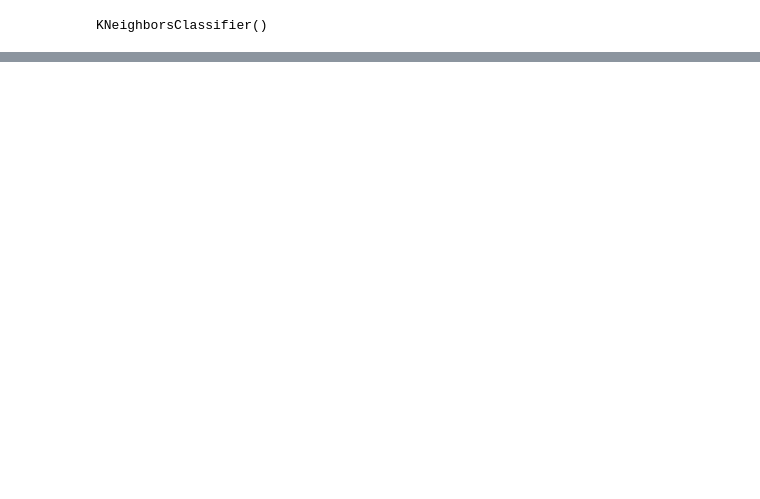
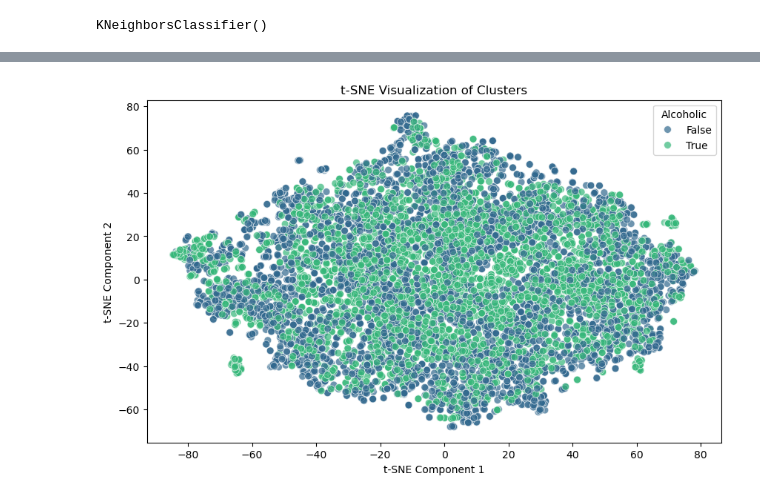
Before and after one commit to tnp2410/alcoholism-classification, a Jupyter notebook: cogs189knnmodel.ipynb, the cells around one changed output, grey strips where cells are left out. Cells and saved outputs as stored; diff of their text form; code cells hidden in the pictures; blank space fills up the shorter version.

```diff
--- a/cogs189knnmodel.ipynb
+++ b/cogs189knnmodel.ipynb
@@ -48,6 +48,7 @@ Name: count, dtype: int64
 validation_subjects = ['co2a0000377', 'co2a0000364', 'co2c0000342', 'co2c0000345']
 validation_df = test_df[test_df['subject'].isin(validation_subjects)]
 test_df = test_df[~test_df['subject'].isin(validation_subjects)]
+train_df = train_df[~train_df['subject'].isin(validation_subjects)]
 # %%
 drop_cols = ['sample', 'subject', 'match', 'err', 'object', 'X', 'Y', 'nd']
 train_df_clean = train_df.drop(columns=drop_cols)
@@ -111,3 +140,16 @@ y_combined = pd.concat([y_train, y_validation])
 # Sample a small percentage of the data
 sample_size = 0.05  # 5% of the data
 X_sampled, _, y_sampled, _ = train_test_split(X_combined, y_combined, test_size=1-sample_size, random_state=42, stratify=y_combined)
+# %%
+tsne = TSNE(n_components=2, random_state=42)
+X_tsne = tsne.fit_transform(X_sampled)
+# %%
+plt.figure(figsize=(10, 6))
+sns.scatterplot(x=X_tsne[:, 0], y=X_tsne[:, 1], hue=y_sampled, palette='viridis', s=50, alpha=0.7)
+plt.title('t-SNE Visualization of Clusters')
+plt.xlabel('t-SNE Component 1')
+plt.ylabel('t-SNE Component 2')
+plt.legend(title='Alcoholic')
+plt.show()
+# %% [output]
+[figure, added]
```
Also changed, not shown: parts of 4 cells of this notebook.
